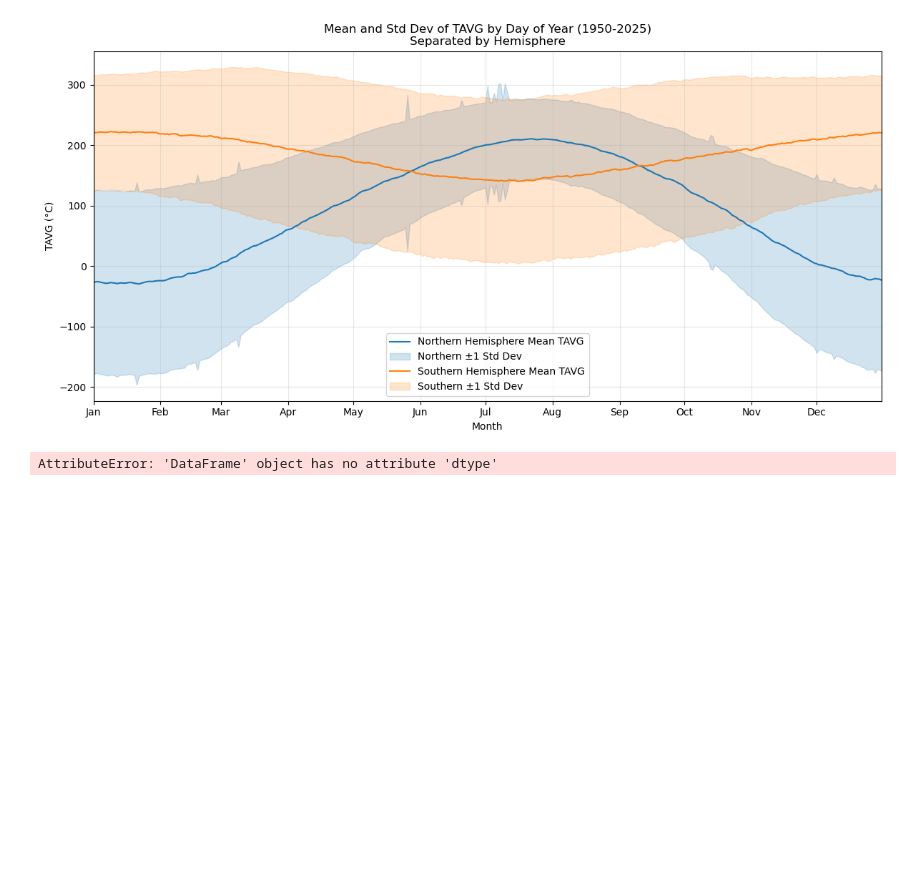
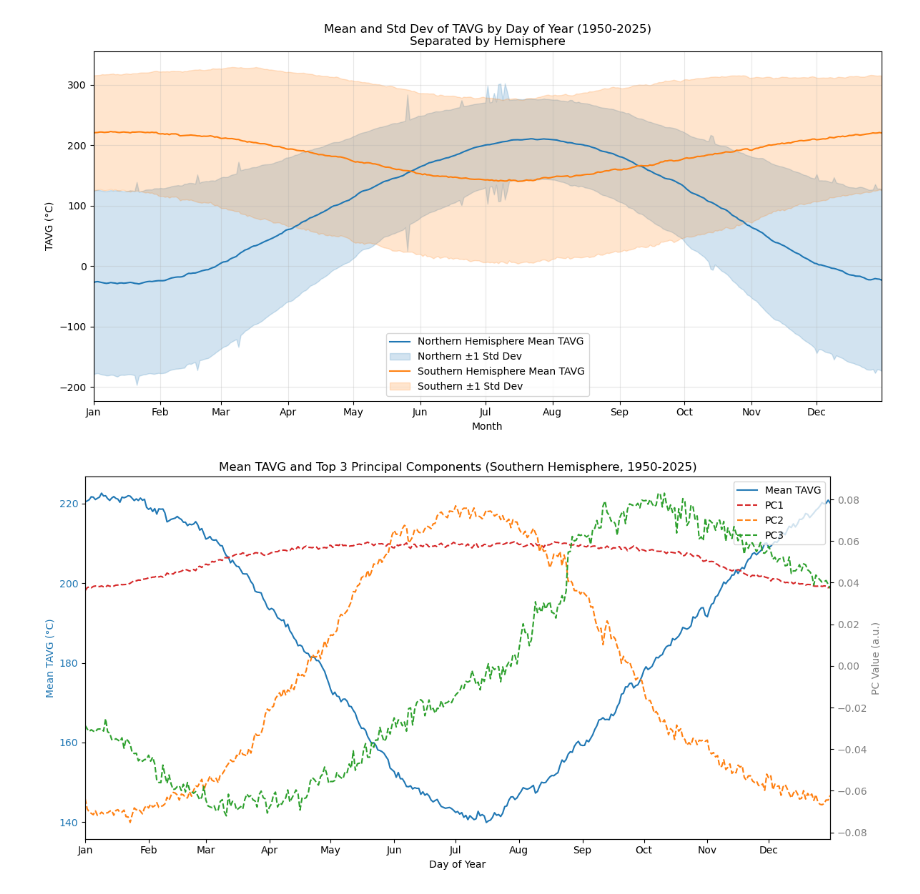
Before and after one commit to TangyKiwi/DSC291-2026, a Jupyter notebook: weather/Basic_Analysis/tavg_analysis.ipynb, the cells around one changed output. Cells and saved outputs as stored; diff of their text form; code cells hidden in the pictures; blank space fills up the shorter version.

```diff
--- a/weather/Basic_Analysis/tavg_analysis.ipynb
+++ b/weather/Basic_Analysis/tavg_analysis.ipynb
@@ -135,36 +135,61 @@ plt.show()
 # %%
 # Use dask_pca to compute and plot the mean and top 3 eigenvectors for southern_data
 
 # Import dask_pca and related functions (assume dask_pca.py is available in path)
 from dask_pca import dask_pca
 
 # Run PCA on southern_data - keep top 3 components
 # southern_data shape: (n_stations, 365), rows are stations, columns are days
 import numpy as np
 import dask.array as da
 
 # Convert the pandas DataFrame southern_data to a dask array for PCA
 southern_data_arr = da.from_array(southern_data.values, chunks=(128, -1))
 
 # dask_pca returns: components_, explained_variances_, mean_
 components, explained_variances, mean = dask_pca(southern_data_arr, n_components=3)
 
-# Plot the mean and top 3 principal components (eigenvectors)
-plt.figure(figsize=(12, 6))
+import matplotlib.pyplot as plt
+
+# Compute results (force computation)
+mean_np = mean        # (365,)
+components_np = components   # (3, 365)
+
 days = np.arange(1, 366)
 
-plt.plot(days, mean, label="Southern Mean", color='k', lw=2)
+fig, ax1 = plt.subplots(figsize=(12, 6))
 
-# Each component is a vector of length 365 (days)
+# Plot the mean TAVG
+mean_line, = ax1.plot(days, mean_np, color='tab:blue', label='Mean TAVG')
+ax1.set_xlabel('Day of Year')
+ax1.set_ylabel('Mean TAVG (°C)', color='tab:blue')
+ax1.tick_params(axis='y', labelcolor='tab:blue')
+
+# Mark the PC lines in other colors, with a second y-axis
+ax2 = ax1.twinx()
+pc_colors = ['tab:red', 'tab:orange', 'tab:green']
+pc_labels = [f'PC{i+1}' for i in range(3)]
+pc_lines = []
 for i in range(3):
-    plt.plot(days, components[i], label=f'PC{i+1}', lw=1.7)
+    line, = ax2.plot(days, components_np[i], color=pc_colors[i], label=pc_labels[i], linestyle='--')
+    pc_lines.append(line)
 
-plt.title('Southern Hemisphere: Mean and Top 3 Eigenvectors (PCA Modes)')
-plt.xlabel('Day of Year')
-plt.ylabel('TAVG (°C)')
-plt.legend()
-plt.grid(alpha=0.3)
+ax2.set_ylabel('PC Value (a.u.)', color='tab:gray')
+ax2.tick_params(axis='y', labelcolor='tab:gray')
+
+# Add legends for both axes
+lines = [mean_line] + pc_lines
+labels = ['Mean TAVG'] + pc_labels
+ax1.legend(lines, labels, loc='upper right')
+
+# Format x axis
+month_boundaries = [1, 32, 60, 91, 121, 152, 182, 213, 244, 274, 305, 335, 366]
+month_labels = ['Jan', 'Feb', 'Mar', 'Apr', 'May', 'Jun',
+                'Jul', 'Aug', 'Sep', 'Oct', 'Nov', 'Dec', '']
+plt.xticks(month_boundaries, month_labels)
+plt.xlim(1, 365)
+plt.title('Mean TAVG and Top 3 Principal Components (Southern Hemisphere, 1950-2025)')
 plt.tight_layout()
 plt.show()
 # %% [output]
-AttributeError: 'DataFrame' object has no attribute 'dtype'
+[figure, added]
```
